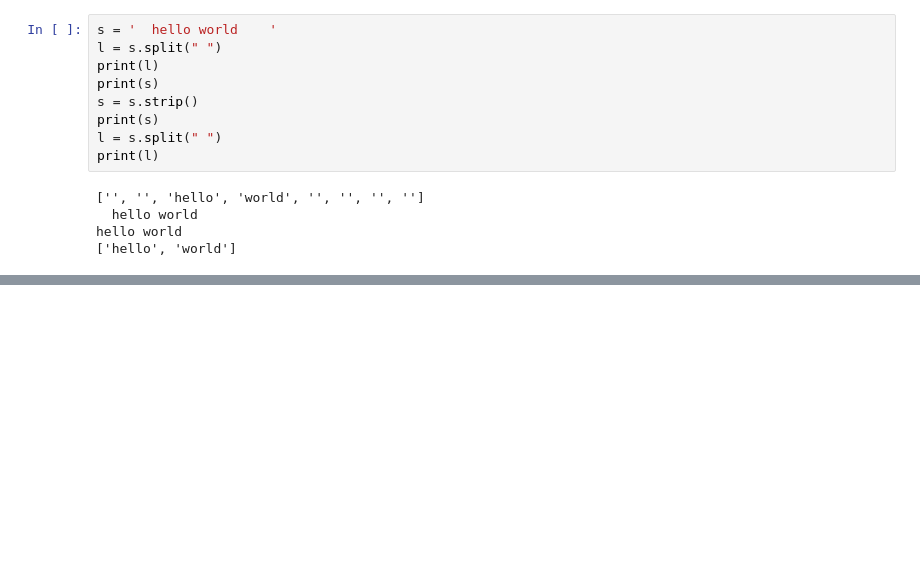
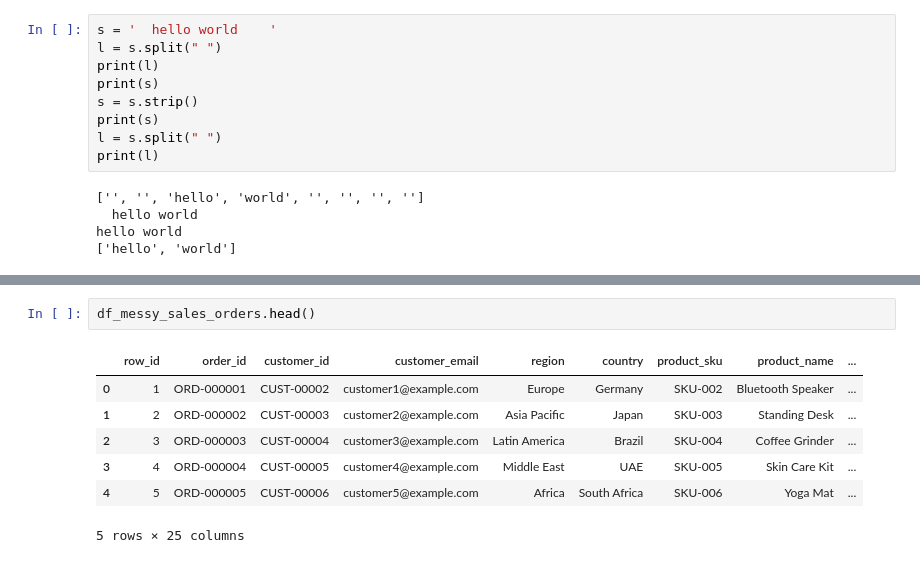
Before and after one commit to serhanoztas/Data_Science_New_Era, a Jupyter notebook: Lesson12-ETLStart.ipynb, the cells around one changed output, grey strips where cells are left out. Saved outputs shown, nothing was run; the diff lists cells and outputs as text; blank space fills up the shorter version.

```diff
--- a/Lesson12-ETLStart.ipynb
+++ b/Lesson12-ETLStart.ipynb
@@ -78,0 +198,10 @@ hello world
+# %%
+df_messy_sales_orders.head()
+# %% [output]
+|  | row_id | order_id | customer_id | customer_email | region | country | product_sku | product_name | ... |
+| 0 | 1 | ORD-000001 | CUST-00002 | customer1@example.com | Europe | Germany | SKU-002 | Bluetooth Speaker | ... |
+| 1 | 2 | ORD-000002 | CUST-00003 | customer2@example.com | Asia Pacific | Japan | SKU-003 | Standing Desk | ... |
+| 2 | 3 | ORD-000003 | CUST-00004 | customer3@example.com | Latin America | Brazil | SKU-004 | Coffee Grinder | ... |
+| 3 | 4 | ORD-000004 | CUST-00005 | customer4@example.com | Middle East | UAE | SKU-005 | Skin Care Kit | ... |
+| 4 | 5 | ORD-000005 | CUST-00006 | customer5@example.com | Africa | South Africa | SKU-006 | Yoga Mat | ... |
+5 rows × 25 columns
```
Also changed, not shown: parts of 13 cells of this notebook.
